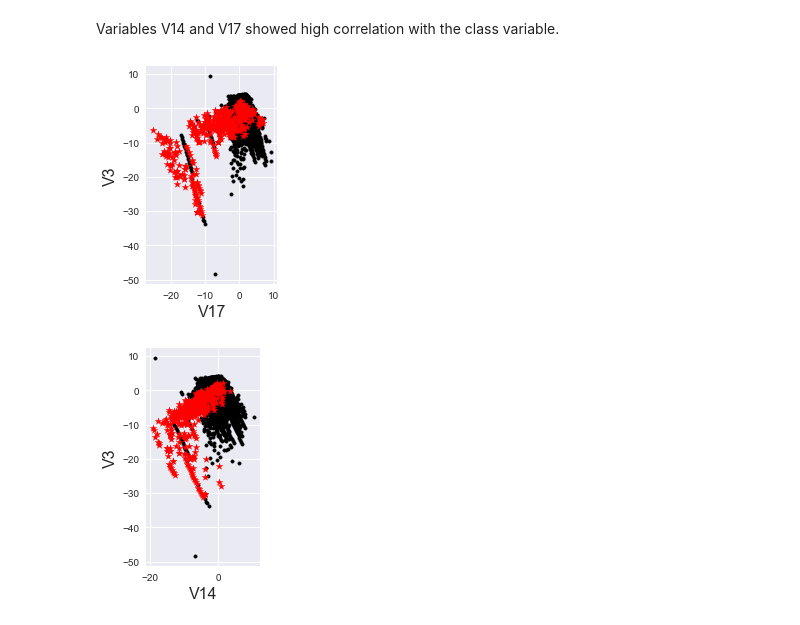
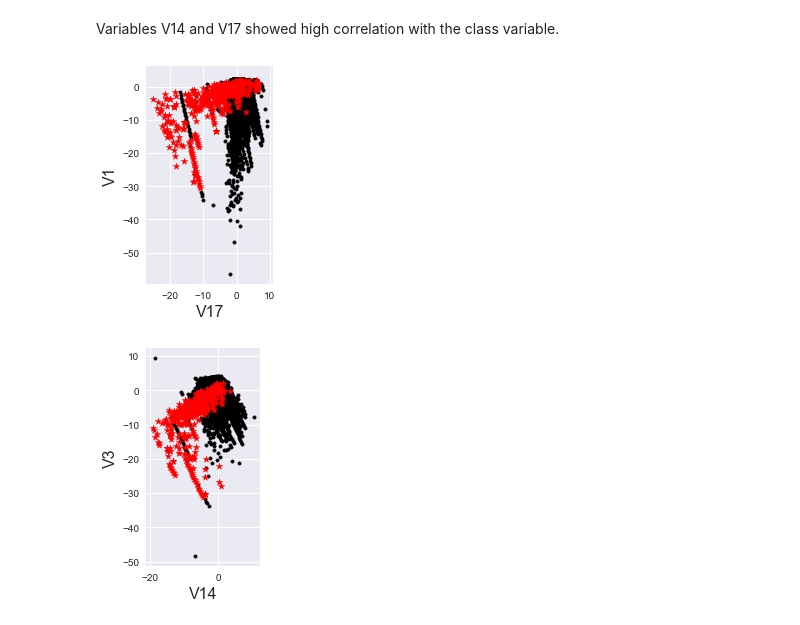
Before and after one commit to tiagobbatalhao/credit_card_fraud, a Jupyter notebook: CreditCardFraud.ipynb, the cells around one changed output. Saved outputs shown, nothing was run; the diff lists cells and outputs as text; code cells hidden in the pictures.

```diff
--- a/CreditCardFraud.ipynb
+++ b/CreditCardFraud.ipynb
@@ -148,9 +146,9 @@ These plots are promising. It shows that the fraudulent transactions are concent
 # %% [markdown]
 Variables V14 and V17 showed high correlation with the class variable.
 # %%
-fig,ax = Data_Visualization(dataset,'V17','V3')
+fig,ax = Data_Visualization(dataset,'V17','V1')
 # %% [output]
-[figure, old version]
+[figure, new version]
 # %%
 fig,ax = Data_Visualization(dataset,'V14','V3')
 # %% [output]
```
Also changed, not shown: parts of 120 cells of this notebook, 1 other file.
